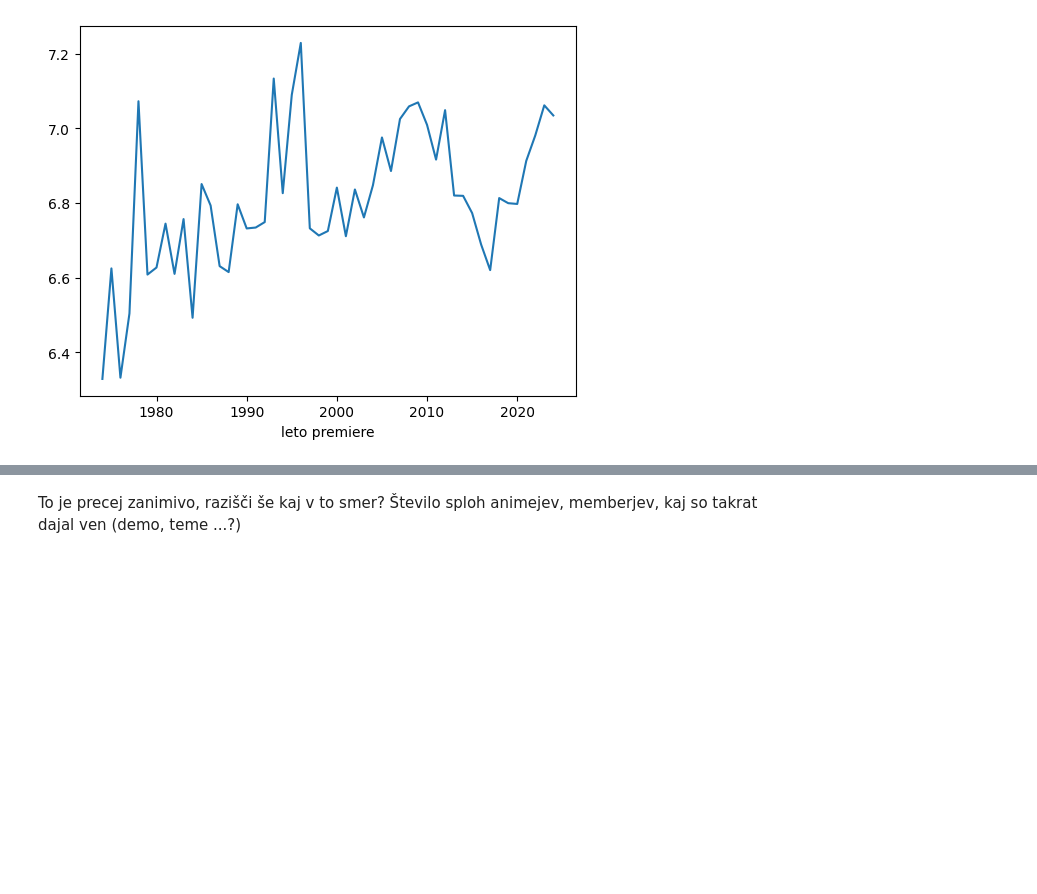
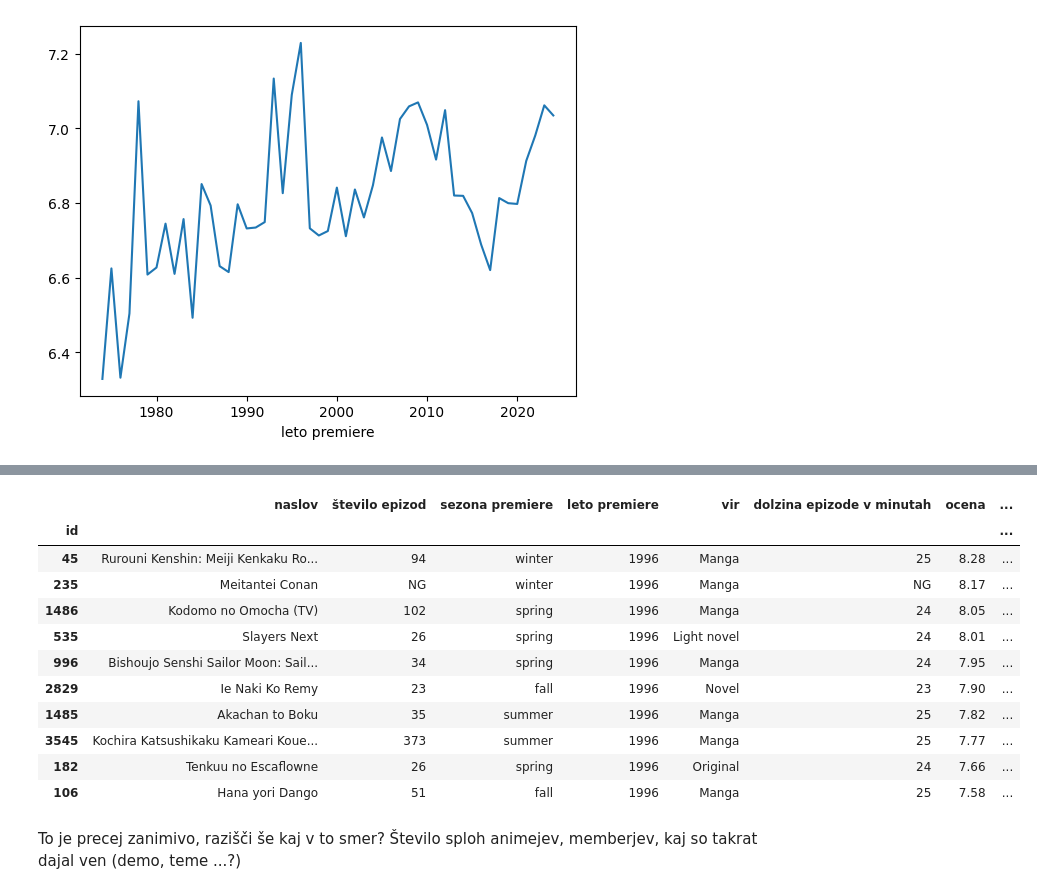
Before and after one commit to lrozman/Projektna-naloga-UVP---Rozman-Lara, a Jupyter notebook: analiza.ipynb, the cells around one changed output, grey strips where cells are left out. Cells and saved outputs as stored; diff of their text form; code cells hidden in the pictures; blank space fills up the shorter version.

```diff
--- a/analiza.ipynb
+++ b/analiza.ipynb
@@ -135,3 +243,18 @@ ocene_po_letih.plot()
+# %%
+VSI_ANIME[VSI_ANIME["leto premiere"] == 1996].sort_values("ocena", ascending=False).head(10)
+# %% [output]
+|  | naslov | število epizod | sezona premiere | leto premiere | vir | dolzina epizode v minutah | ocena | ... |
+| id |  |  |  |  |  |  |  | ... |
+| 45 | Rurouni Kenshin: Meiji Kenkaku Ro... | 94 | winter | 1996 | Manga | 25 | 8.28 | ... |
+| 235 | Meitantei Conan | NG | winter | 1996 | Manga | NG | 8.17 | ... |
+| 1486 | Kodomo no Omocha (TV) | 102 | spring | 1996 | Manga | 24 | 8.05 | ... |
+| 535 | Slayers Next | 26 | spring | 1996 | Light novel | 24 | 8.01 | ... |
+| 996 | Bishoujo Senshi Sailor Moon: Sail... | 34 | spring | 1996 | Manga | 24 | 7.95 | ... |
+| 2829 | Ie Naki Ko Remy | 23 | fall | 1996 | Novel | 23 | 7.90 | ... |
+| 1485 | Akachan to Boku | 35 | summer | 1996 | Manga | 25 | 7.82 | ... |
+| 3545 | Kochira Katsushikaku Kameari Koue... | 373 | summer | 1996 | Manga | 25 | 7.77 | ... |
+| 182 | Tenkuu no Escaflowne | 26 | spring | 1996 | Original | 24 | 7.66 | ... |
+| 106 | Hana yori Dango | 51 | fall | 1996 | Manga | 25 | 7.58 | ... |
 # %% [markdown]
 To je precej zanimivo, razišči še kaj v to smer? Število sploh animejev, memberjev, kaj so takrat dajal ven (demo, teme ...?)
 # %%
```
Also changed, not shown: parts of 8 cells of this notebook.
